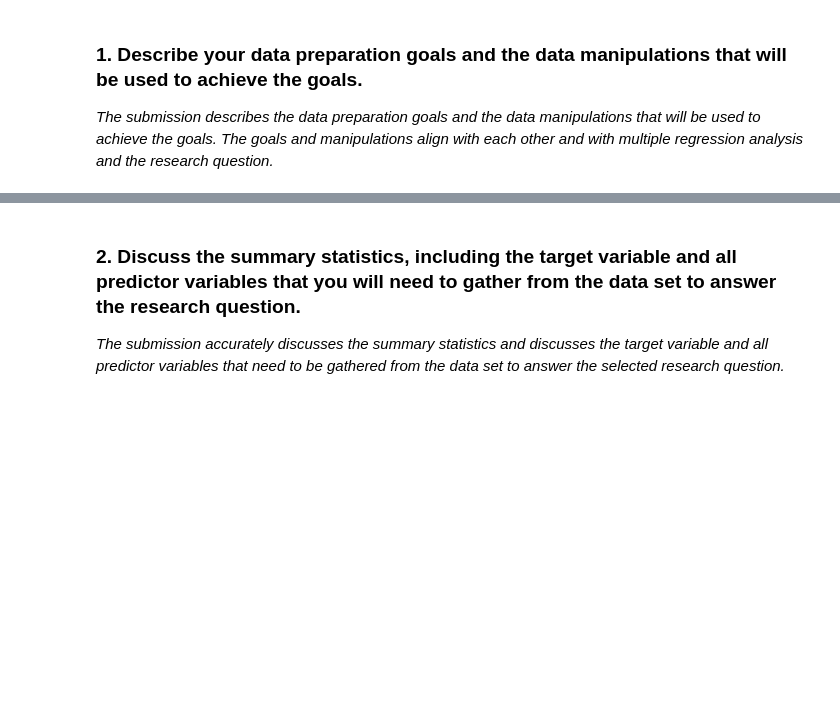
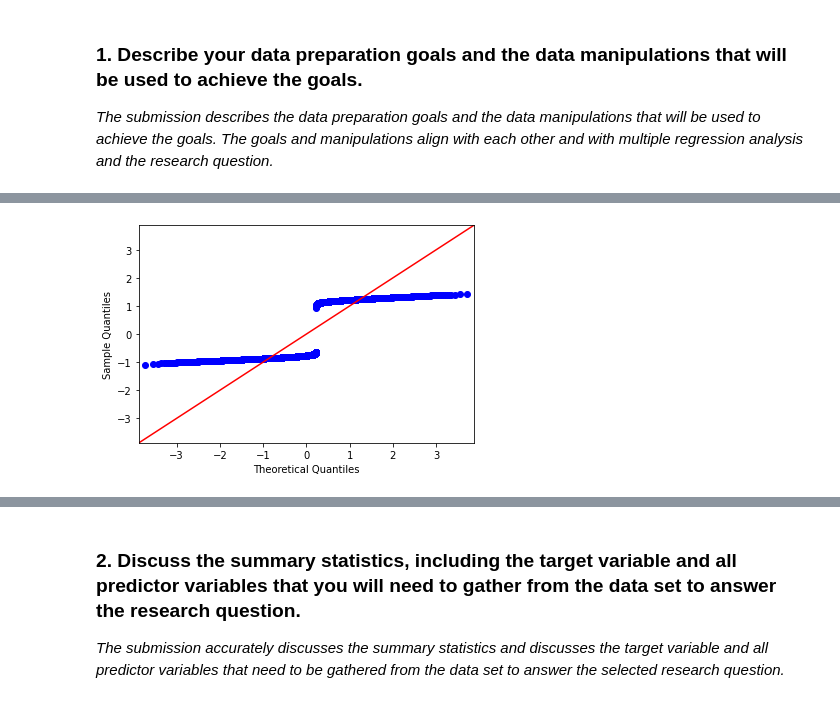
Before and after one commit to chrispaynes/OSDSC-Portfolio, a Jupyter notebook: predictive_modeling/TASK 1 - MULTIPLE REGRESSION FOR PREDICTIVE MODELING/multiple_regression.ipynb, the cells around one changed output, grey strips where cells are left out. Drawn from its saved outputs; the diff is of its cells as text; code cells hidden in the pictures; blank space fills up the shorter version.

```diff
--- a/predictive_modeling/TASK 1 - MULTIPLE REGRESSION FOR PREDICTIVE MODELING/multiple_regression.ipynb
+++ b/predictive_modeling/TASK 1 - MULTIPLE REGRESSION FOR PREDICTIVE MODELING/multiple_regression.ipynb
@@ -50,0 +478,30 @@ NBM2 — NBM2 TASK 1: MULTIPLE REGRESSION FOR PREDICTIVE MODELING
+# %%
+# display(reduced_df.columns.to_list())
+
+formula_1 = "Additional_charges ~ Population + Children + Income + Full_meals_eaten + vitD_supp + Area_Suburban + Area_Urban + Marital_Married + Marital_NeverMarried + Marital_Separated + Marital_Widowed + Gender_Male + Gender_Nonbinary + ReAdmis_Yes + Soft_drink_Yes + Initial_admin_EmergencyAdmission + Initial_admin_ObservationAdmission + Stroke_Yes + Complication_risk_Low + Complication_risk_Medium + Overweight_Yes + Arthritis_Yes + Diabetes_Yes + Hyperlipidemia_Yes + BackPain_Yes + Anxiety_Yes + Allergic_rhinitis_Yes + Reflux_esophagitis_Yes + Asthma_Yes + Services_CTScan + Services_Intravenous + Services_MRI"
+
+
+# formula_2 = "TotalCharge ~ Initial_days + Marital_NeverMarried + Marital_Widowed + Initial_admin_EmergencyAdmission +  Complication_risk_Low + Complication_risk_Medium + Overweight_Yes + Arthritis_Yes + Diabetes_Yes + Hyperlipidemia_Yes + BackPain_Yes + Anxiety_Yes + Allergic_rhinitis_Yes + Reflux_esophagitis_Yes"
+
+mdl = ols(formula=formula_1, data=reduced_df).fit()
+
+
+display("RSQUARED", mdl.rsquared, "RSQUARED ADJ", mdl.rsquared_adj, "MSE RESID", mdl.mse_resid)
+# The IV explains n% of the variability in the total charge.
+display("PARAMS", mdl.params)
+display("FITTED VALUES", mdl.fittedvalues)
+display("RESIDUALS", mdl.resid)
+display(mdl.summary())
+
+# Calculate mse_orig for mdl_click_vs_impression_orig
+mse_orig = mdl.mse_resid
+print(mse_orig)
+
+# Calculate rse_orig for mdl_click_vs_impression_orig and print it
+rse_orig = np.sqrt(mse_orig)
+print("RSE of original model: ", rse_orig)
+# RSE of about ~50.
+# The typical difference between observed TotalCharge and predicted TotalCharge is ~50.
+
+sns.lmplot(y="TotalCharge", x="Initial_days", hue="Complication_risk_Low", data=reduced_df, ci=None)
+# sns.scatterplot(y="TotalCharge", x="Marital_NeverMarried", data=reduced_df)
@@ -50,0 +575,11 @@ NBM2 — NBM2 TASK 1: MULTIPLE REGRESSION FOR PREDICTIVE MODELING
+# %%
+# Import qqplot
+from statsmodels.api import qqplot
+
+# Create the Q-Q plot of the residuals
+qqplot(data=mdl.resid, fit=True, line="45")
+
+# Show the plot
+plt.show()
+# %% [output]
+[figure, added]
```
Also changed, not shown: parts of 69 cells of this notebook, 1 other file.
